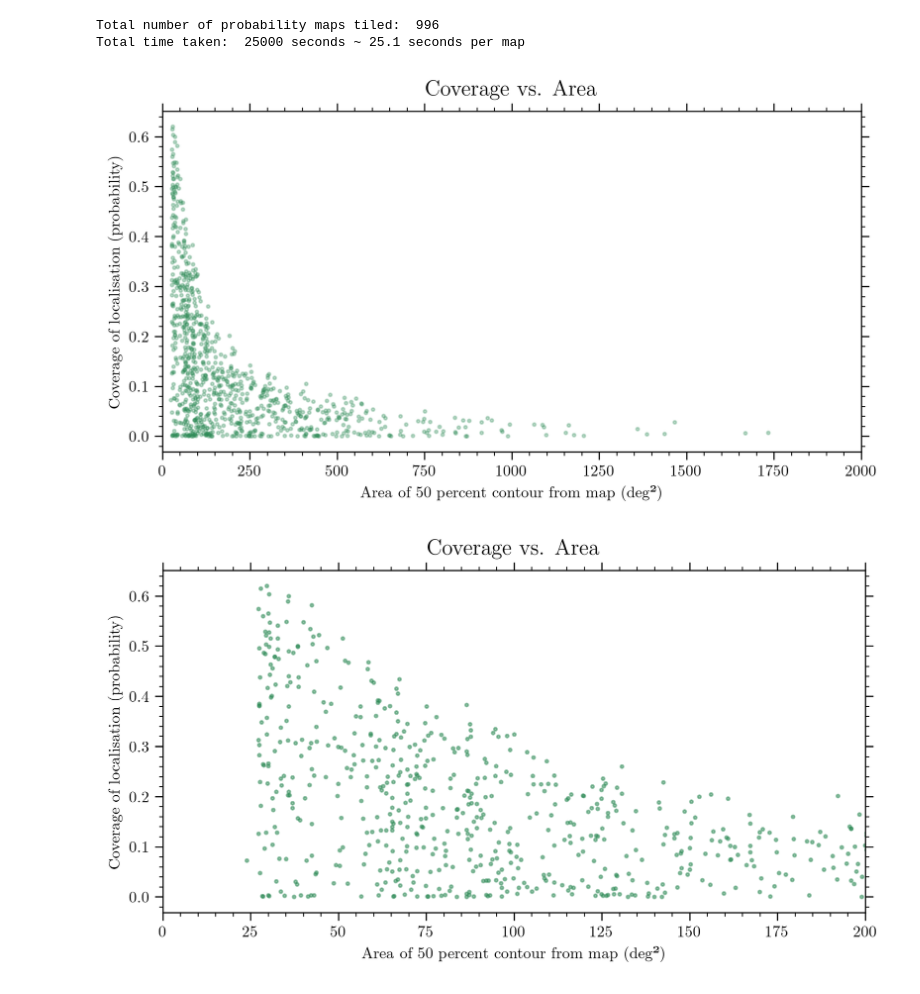
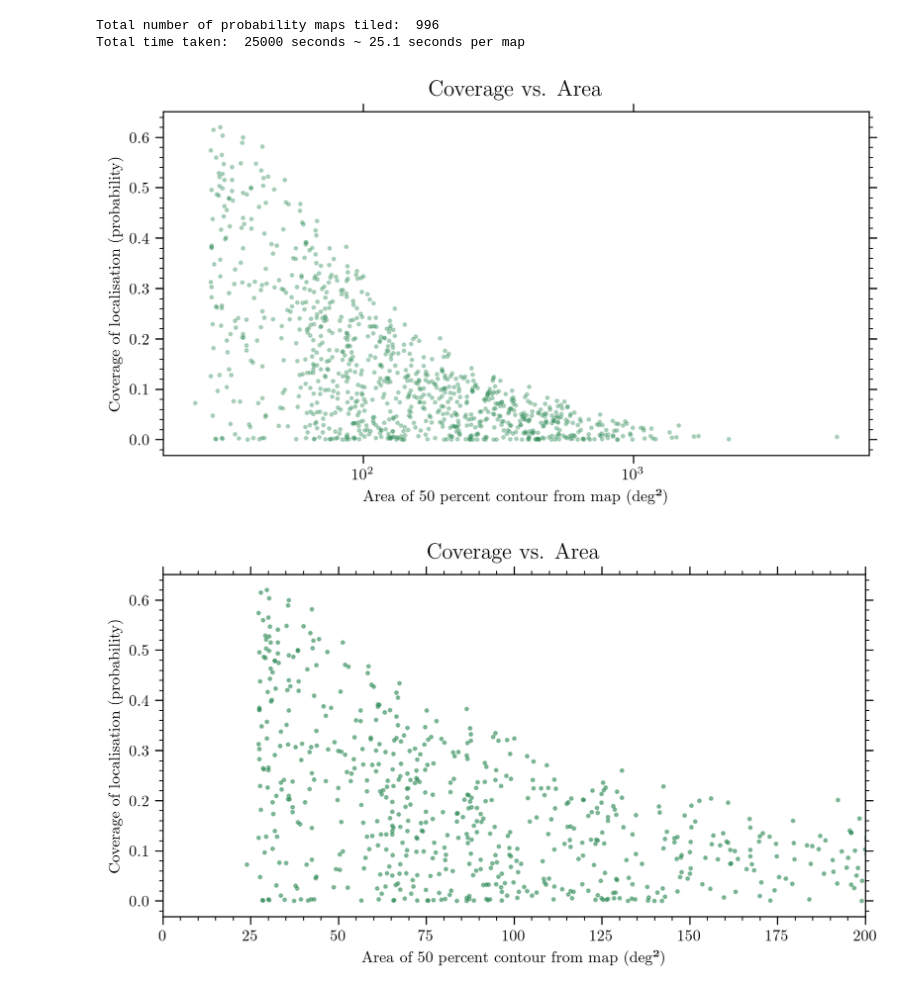
Before and after one commit to ravioli1369/fermi_grbs, a Jupyter notebook: stats.ipynb, the cells around one changed output. Saved outputs shown, nothing was run; the diff lists cells and outputs as text; code cells hidden in the pictures.

```diff
--- a/stats.ipynb
+++ b/stats.ipynb
@@ -129,13 +131,14 @@ times = np.array(times)
 # %%
 plt.figure(figsize=(8,4), dpi=300)
 plt.scatter(area, probs, s=4, color='seagreen', alpha=0.3)
 plt.xlabel("Area of 50 percent contour from map (deg²)")
 plt.ylabel("Coverage of localisation (probability)")
 plt.title("Coverage vs. Area", fontsize=14, pad=10)
-plt.xlim(0,2000)
+# plt.xlim(0,2000)
+plt.xscale('symlog')
 plt.show()
 # %% [output]
-[figure, old version]
+[figure, new version]
 # %%
 plt.figure(figsize=(8,4), dpi=300)
 plt.scatter(area, probs, s=4, color='seagreen', alpha=0.5)
```
Also changed, not shown: parts of 4 cells of this notebook, 1 other file.
